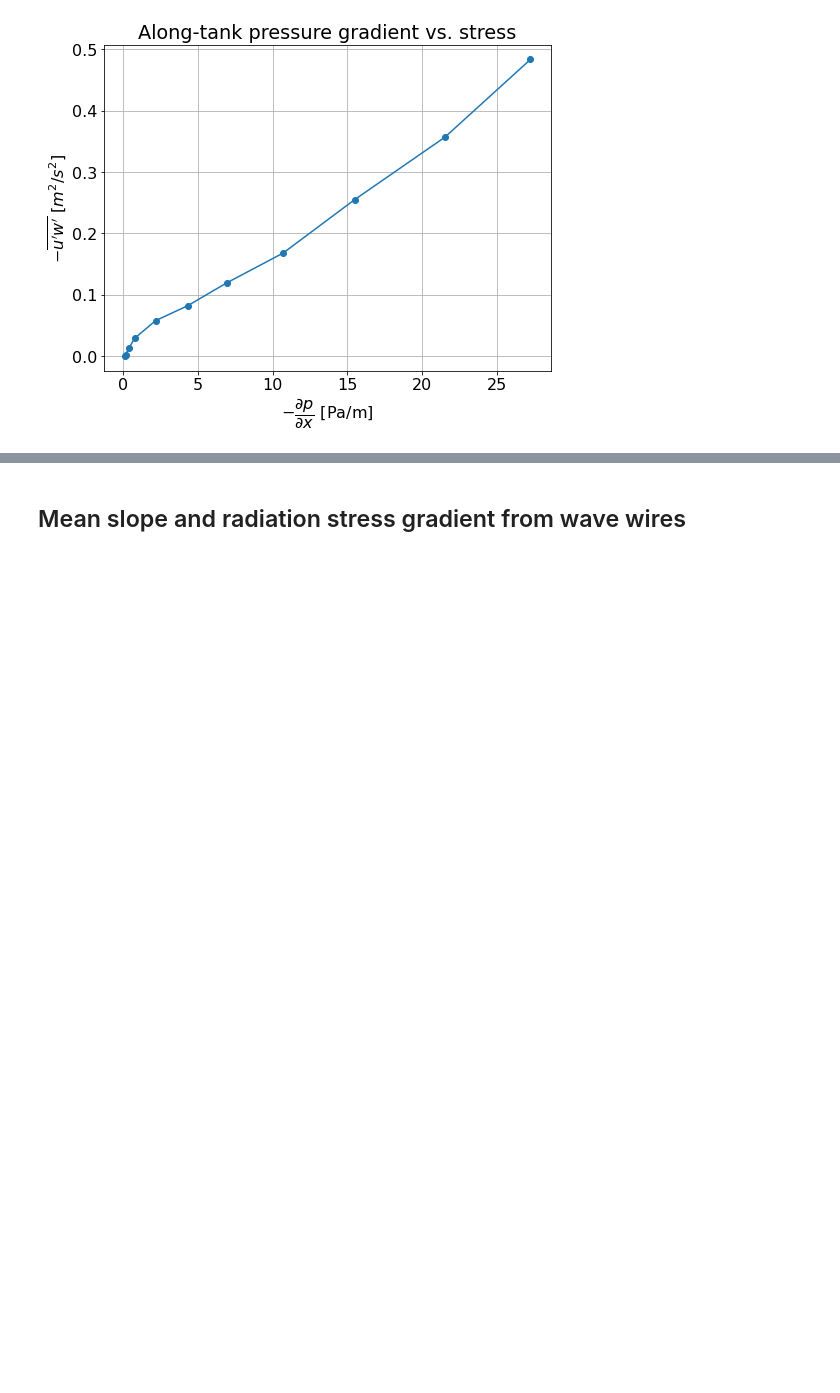
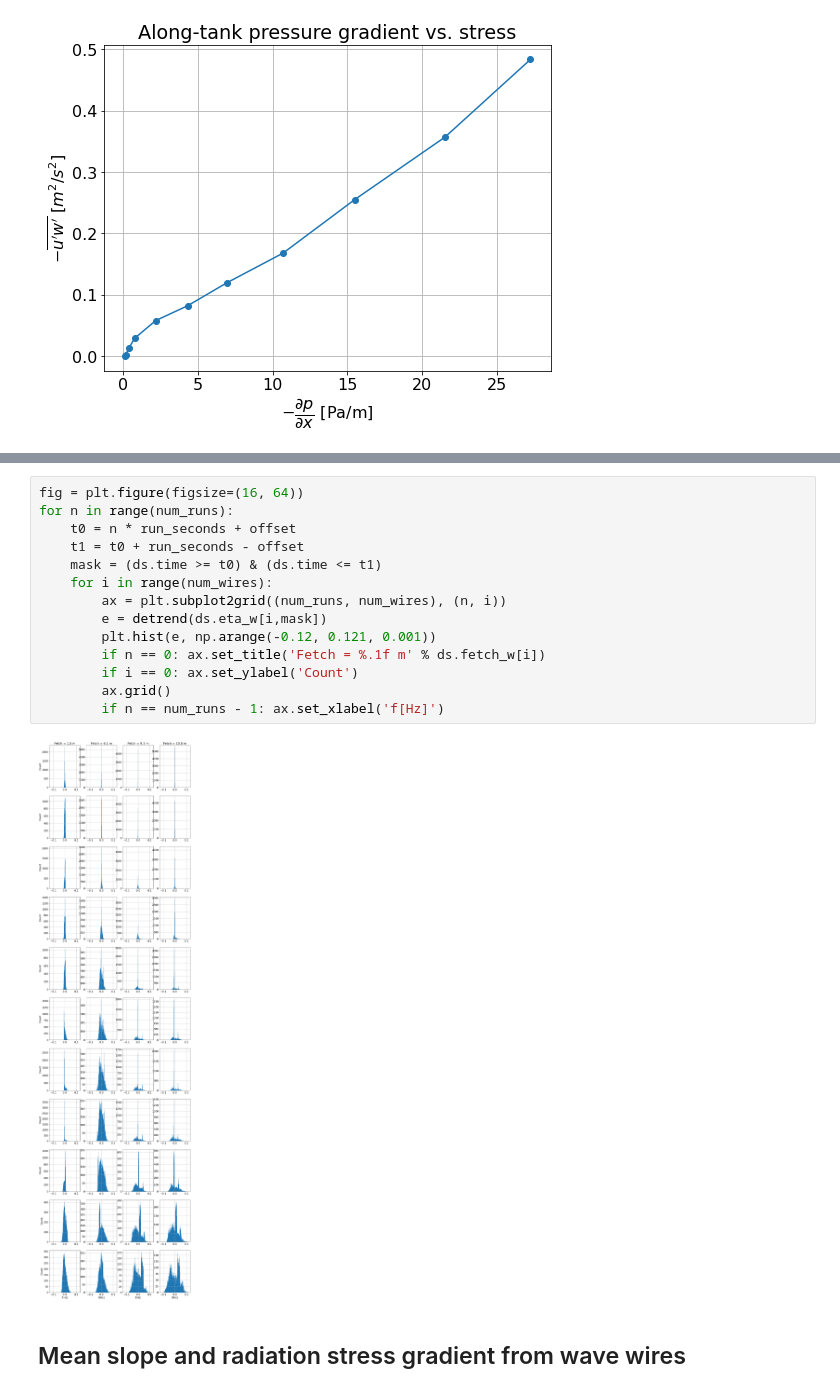
Before and after one commit to sustain-lab/sustain-drag-2020, a Jupyter notebook: momentum_budget_20201106.ipynb, the cells around one changed output, grey strips where cells are left out. Drawn from its saved outputs; the diff is of its cells as text; blank space fills up the shorter version.

```diff
--- a/momentum_budget_20201106.ipynb
+++ b/momentum_budget_20201106.ipynb
@@ -263,3 +278,19 @@ plt.grid()
+# %%
+fig = plt.figure(figsize=(16, 64))
+for n in range(num_runs):
+    t0 = n * run_seconds + offset
+    t1 = t0 + run_seconds - offset
+    mask = (ds.time >= t0) & (ds.time <= t1)
+    for i in range(num_wires):
+        ax = plt.subplot2grid((num_runs, num_wires), (n, i))
+        e = detrend(ds.eta_w[i,mask])
+        plt.hist(e, np.arange(-0.12, 0.121, 0.001))
+        if n == 0: ax.set_title('Fetch = %.1f m' % ds.fetch_w[i])
+        if i == 0: ax.set_ylabel('Count')
+        ax.grid()
+        if n == num_runs - 1: ax.set_xlabel('f[Hz]')
+# %% [output]
+[figure, added]
 # %% [markdown]
 ## Mean slope and radiation stress gradient from wave wires
 # %%
```
Also changed, not shown: parts of 3 cells of this notebook.
